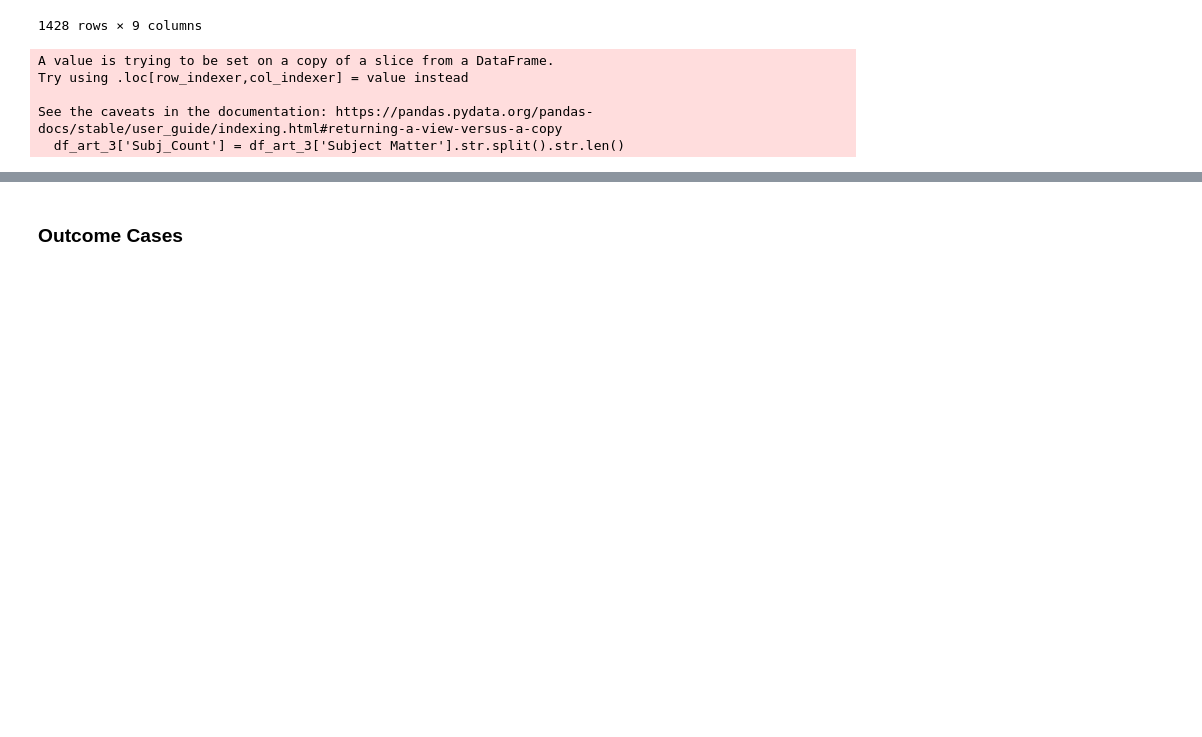
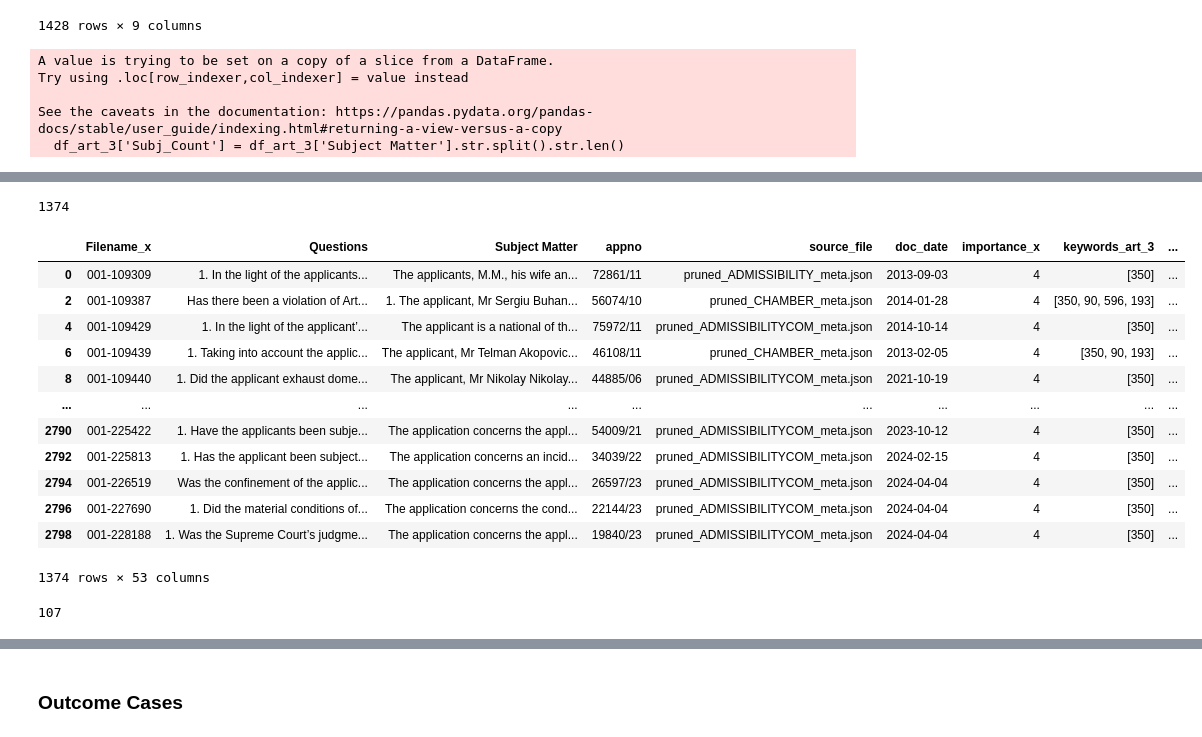
Before and after one commit to dahrb/ECHR_Case_Importance, a Jupyter notebook: Art_3_Data_Process/data_process_draft.ipynb, the cells around one changed output, grey strips where cells are left out. Cells and saved outputs as stored; diff of their text form; code cells hidden in the pictures; blank space fills up the shorter version.

```diff
--- a/Art_3_Data_Process/data_process_draft.ipynb
+++ b/Art_3_Data_Process/data_process_draft.ipynb
@@ -152,0 +185,2 @@ df_art_3 = df_art_3[df_art_3['Subj_Count'] >= 50]
+# %%
+new = pd.merge(comm_cases, metadata, on='appno', how='inner')
@@ -152,0 +216,2 @@ df_art_3 = df_art_3[df_art_3['Subj_Count'] >= 50]
+# %%
+new.drop(new[new.apply(lambda x: 'COMMUNICATEDCASES' in x['documentcollectionid'], axis=1)].index, inplace=True)
@@ -152,0 +229,2 @@ df_art_3 = df_art_3[df_art_3['Subj_Count'] >= 50]
+# %%
+new = new.drop_duplicates(subset='appno', keep='last')
@@ -152,0 +260,22 @@ df_art_3 = df_art_3[df_art_3['Subj_Count'] >= 50]
+# %%
+len(new)
+# %% [output]
+1374
+# %%
+new.loc[new['extractedappno'].isnull(), 'extractedappno'] = new['sclappnos']
+# %%
+new
+# %% [output]
+|  | Filename_x | Questions | Subject Matter | appno | source_file | doc_date | importance_x | keywords_art_3 | ... |
+| 0 | 001-109309 | 1. In the light of the applicants... | The applicants, M.M., his wife an... | 72861/11 | pruned_ADMISSIBILITY_meta.json | 2013-09-03 | 4 | [350] | ... |
+| 2 | 001-109387 | Has there been a violation of Art... | 1. The applicant, Mr Sergiu Buhan... | 56074/10 | pruned_CHAMBER_meta.json | 2014-01-28 | 4 | [350, 90, 596, 193] | ... |
+| 4 | 001-109429 | 1. In the light of the applicant’... | The applicant is a national of th... | 75972/11 | pruned_ADMISSIBILITYCOM_meta.json | 2014-10-14 | 4 | [350] | ... |
+| 6 | 001-109439 | 1. Taking into account the applic... | The applicant, Mr Telman Akopovic... | 46108/11 | pruned_CHAMBER_meta.json | 2013-02-05 | 4 | [350, 90, 193] | ... |
+| 8 | 001-109440 | 1. Did the applicant exhaust dome... | The applicant, Mr Nikolay Nikolay... | 44885/06 | pruned_ADMISSIBILITYCOM_meta.json | 2021-10-19 | 4 | [350] | ... |
+| ... | ... | ... | ... | ... | ... | ... | ... | ... | ... |
+| 2790 | 001-225422 | 1. Have the applicants been subje... | The application concerns the appl... | 54009/21 | pruned_ADMISSIBILITYCOM_meta.json | 2023-10-12 | 4 | [350] | ... |
+| 2792 | 001-225813 | 1. Has the applicant been subject... | The application concerns an incid... | 34039/22 | pruned_ADMISSIBILITYCOM_meta.json | 2024-02-15 | 4 | [350] | ... |
+| 2794 | 001-226519 | Was the confinement of the applic... | The application concerns the appl... | 26597/23 | pruned_ADMISSIBILITYCOM_meta.json | 2024-04-04 | 4 | [350] | ... |
+| 2796 | 001-227690 | 1. Did the material conditions of... | The application concerns the cond... | 22144/23 | pruned_ADMISSIBILITYCOM_meta.json | 2024-04-04 | 4 | [350] | ... |
+| 2798 | 001-228188 | 1. Was the Supreme Court’s judgme... | The application concerns the appl... | 19840/23 | pruned_ADMISSIBILITYCOM_meta.json | 2024-04-04 | 4 | [350] | ... |
+1374 rows × 53 columns
@@ -152,0 +284,4 @@ df_art_3 = df_art_3[df_art_3['Subj_Count'] >= 50]
+# %%
+len(new['extractedappno'].iloc[1])
+# %% [output]
+107
```
Also changed, not shown: parts of 43 cells of this notebook, 28 other files.
